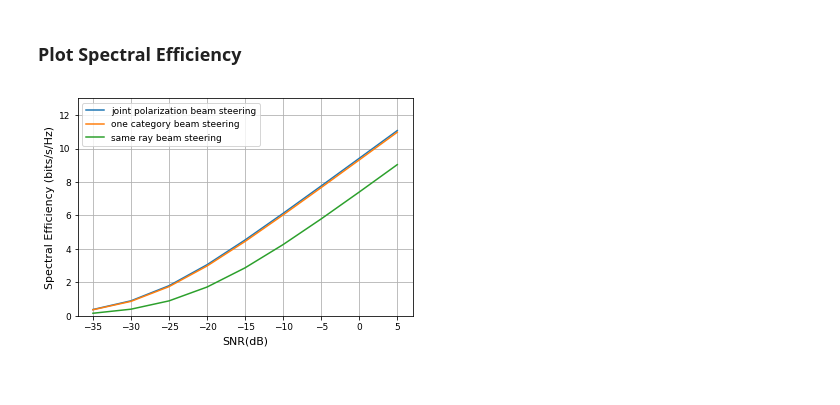
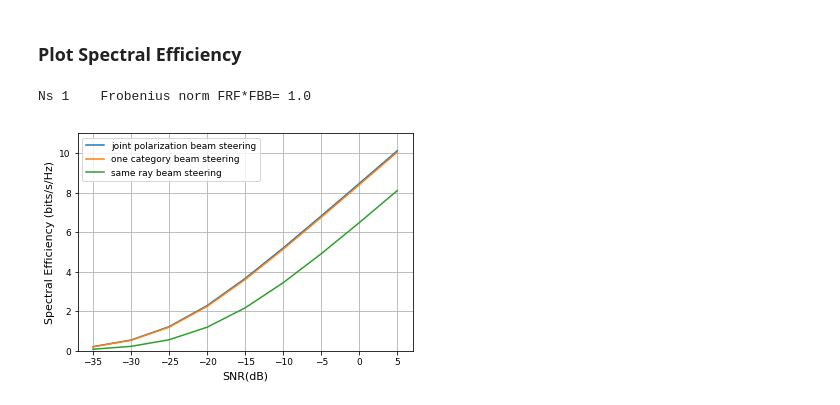
Before and after one commit to dienhoa/hybrid_beamforming_notebook, a Jupyter notebook: Dual-Polarized base on rotation.ipynb, the cells around one changed output. Cells and saved outputs as stored; diff of their text form; code cells hidden in the pictures.

```diff
--- a/Dual-Polarized base on rotation.ipynb
+++ b/Dual-Polarized base on rotation.ipynb
@@ -117,8 +117,8 @@ for reali in range(realization):
         AoA[0,(c-1)*Nray:Nray*c] = np.random.laplace(AoA_azi_m, angle_sigma, (1,Nray))
         AoA[1,(c-1)*Nray:Nray*c] = np.random.laplace(AoA_ele_m, angle_sigma, (1,Nray))
     for j in range(Nc*Nray):
-        At[:,j,reali] = array_response(AoD[0,j],AoD[1,j],Nt) # UPA array response
-        Ar[:,j,reali] = array_response(AoA[0,j],AoA[1,j],Nr)
+        At[:,j,reali] = array_response(AoD[0,j],AoD[1,j],Nt)/np.sqrt(2) # UPA array response
+        Ar[:,j,reali] = array_response(AoA[0,j],AoA[1,j],Nr)/np.sqrt(2)
         var_hh = ((sigma**2)*(np.cos(AoD[0,j])**2)*(np.cos(AoA[0,j])**2)).real
         var_hv = ((eps**2)*(sigma**2)*(np.cos(AoD[1,j])**2)*(np.cos(AoA[0,j])**2)).real
         var_vh = ((eps**2)*(sigma**2)*(np.cos(AoD[0,j])**2)*(np.cos(AoA[1,j])**2)).real
@@ -129,7 +129,7 @@ for reali in range(realization):
         alpha_vv[j,reali] = np.random.normal(0, np.sqrt(var_vv/2)) + 1j*np.random.normal(0, np.sqrt(var_vv/2))
         alpha = np.vstack((np.hstack((alpha_hh[j,reali],alpha_hv[j,reali])),np.hstack((alpha_vh[j,reali],alpha_vv[j,reali]))))
         H_pol[:,:,reali] = H_pol[:,:,reali] + np.kron(alpha,Ar[:,[j],reali]@At[:,[j],reali].conj().T)
-    H_pol[:,:,reali] = gamma* H_pol[:,:,reali]
+    H_pol[:,:,reali] = 2*gamma* H_pol[:,:,reali]
     H[:,:,reali] = (np.kron(R[:,:,reali],np.eye(Nr)))@H_pol[:,:,reali]
     H[:,:,reali] = np.sqrt(4/3)* H[:,:,reali]
 # %% [markdown]
@@ -280,17 +277,22 @@ for reali in range(realization):
         R_cross[s,reali] = np.log2(np.linalg.det(np.eye(Ns)+(SNR[s]/Ns)*np.linalg.pinv(W_cross)@H[:,:,reali]@F_cross@F_cross.conj().T@H[:,:,reali].conj().T@W_cross))
         R_checkcate[s,reali] = np.log2(np.linalg.det(np.eye(Ns)+(SNR[s]/Ns)*np.linalg.pinv(W_checkcate)@H[:,:,reali]@F_checkcate@F_checkcate.conj().T@H[:,:,reali].conj().T@W_checkcate))
         R_samecl[s,reali] = np.log2(np.linalg.det(np.eye(Ns)+(SNR[s]/Ns)*np.linalg.pinv(W_samecl)@H[:,:,reali]@F_samecl@F_samecl.conj().T@H[:,:,reali].conj().T@W_samecl))
+# %%
+x = np.linalg.norm(F_cross,'fro')
+print("Ns", Ns , "   Frobenius norm FRF*FBB=", x**2)
+# %% [output]
+Ns 1    Frobenius norm FRF*FBB= 1.0
 # %%
 plt.plot(SNR_dB, (np.sum(R_cross,axis=1).real)/realization, label='joint polarization beam steering')
 plt.plot(SNR_dB, (np.sum(R_checkcate,axis=1).real)/realization, label='one category beam steering')
 plt.plot(SNR_dB, (np.sum(R_samecl,axis=1).real)/realization, label='same ray beam steering')
 
 plt.legend(loc='upper left',prop={'size': 9})
 plt.xlabel('SNR(dB)',fontsize=11)
 plt.ylabel('Spectral Efficiency (bits/s/Hz)',fontsize=11)
 plt.tick_params(axis='both', which='major', labelsize=9)
-plt.ylim(0,13)
+plt.ylim(0,11)
 plt.grid()
 plt.show()
 # %% [output]
-[figure, old version]
+[figure, new version]
```
Also changed, not shown: parts of 2 cells of this notebook, 6 other files.
